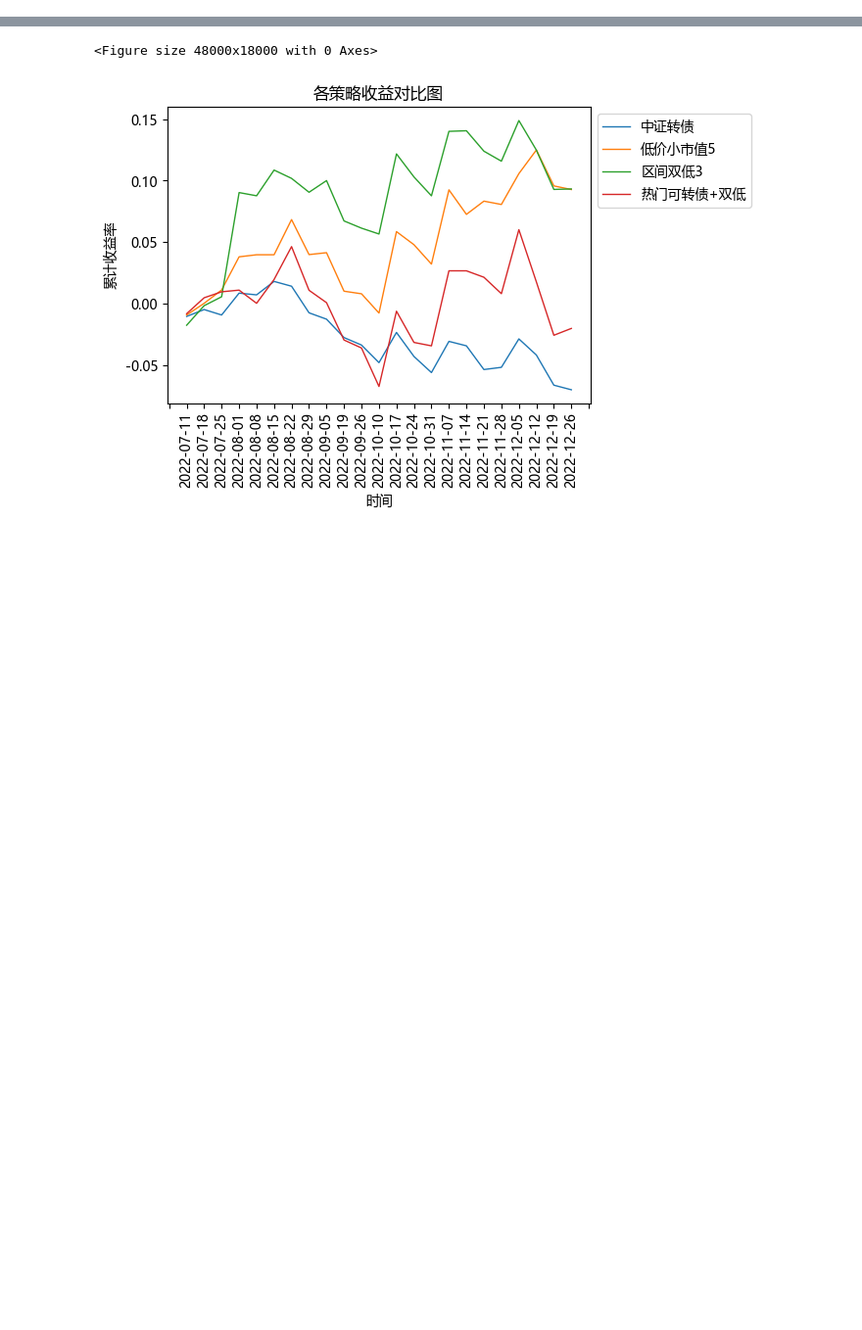
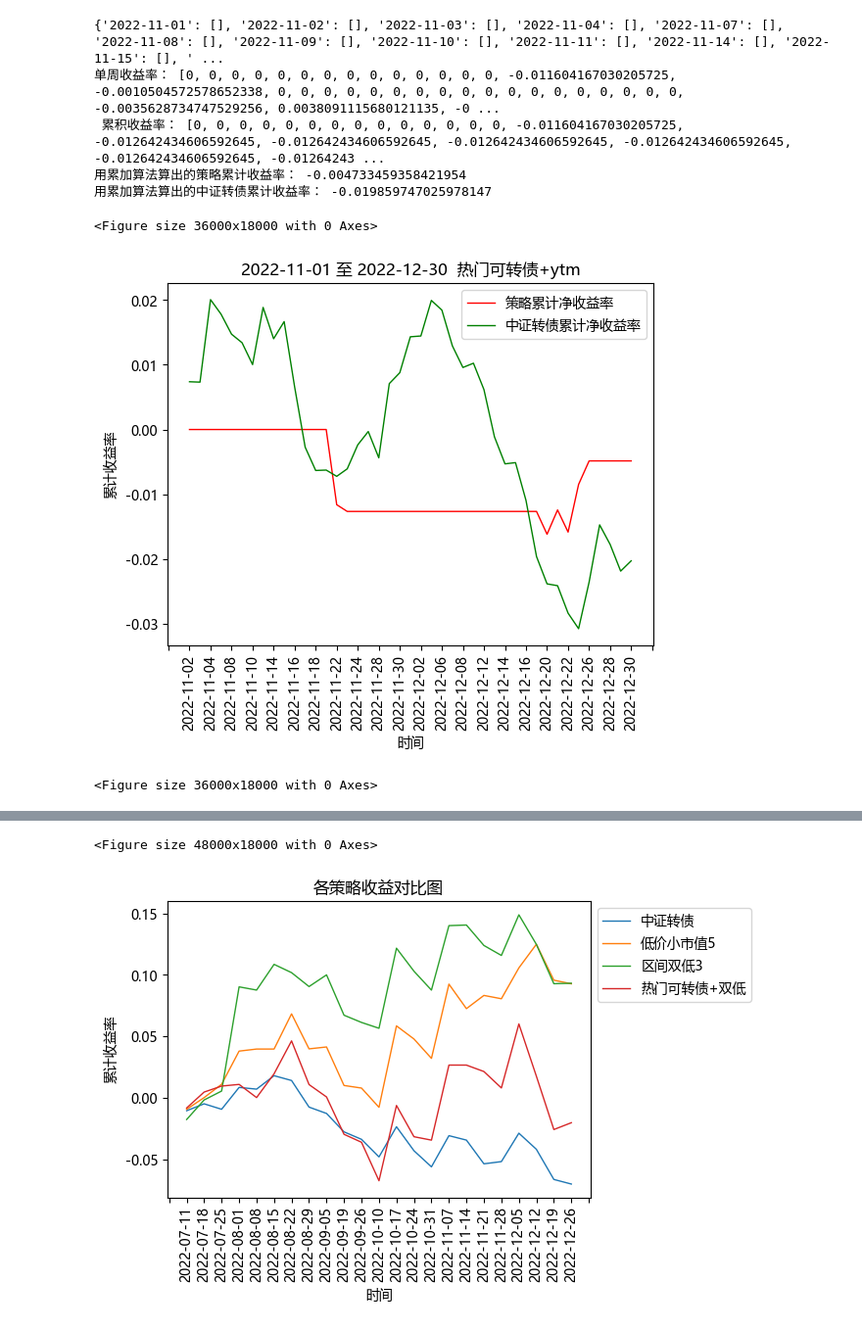
Before and after one commit to Big-ZhangCG/DB_FROM_20230811, a Jupyter notebook: mywork_ByZCG/backtest.ipynb, the cells around one changed output, grey strips where cells are left out. Shown at 98% size. Cells and saved outputs as stored; diff of their text form; code cells hidden in the pictures; blank space fills up the shorter version.

```diff
--- a/mywork_ByZCG/backtest.ipynb
+++ b/mywork_ByZCG/backtest.ipynb
@@ -345,3 +345,54 @@ def get_my_position(name, start_day, end_day, which_day, D_DF):
     my_position = {date : list(my_position_df.loc[my_position_df['日期'] == date,'可转债代码']) for date in  trade_dates_list}
 
     return my_position, trade_dates_list
+# %%
+# 2023-08-21 临时需求
+# 这里是按日买卖，所以计算的各项指标的函数不能用了
+
+def get_my_position_temp(name, start_day, end_day, which_day, D_DF):
+    """这个函数的功能是从持仓表中获得标准化的持仓字典，将数据进一步标准化"""
+    my_position_df = pd.read_excel('pre_data_for_backtest\\'+ name)
+
+    # trade_dates_list 设置调仓日期固定为每周几
+    trade_dates_list = list(D_DF.loc[(D_DF['date'] >= start_day)&(D_DF['date'] <= end_day), 'date'])
+
+    my_position = {date : list(my_position_df.loc[my_position_df['日期'] == date,'可转债代码']) for date in  trade_dates_list}
+
+    return my_position, trade_dates_list
+
+
+# 回测单个策略（这样速度更快）
+names_and_which_day = [('热门可转债+ytm（全量数据DTBS，用于回测）.xlsx','mon')]
+test_day_list = [('2022-11-01','2022-12-31')]
+
+for start_day,end_day in test_day_list:
+    for name,which_day in names_and_which_day:
+        """两层循环是为了实现一次性回测多个策略与多个周期"""
+
+        # 获得标准化持仓字典
+        my_position,trade_dates_list = get_my_position_temp(name, start_day, end_day, which_day, D_DF)
+        print(my_position,trade_dates_list)
+
+        # -------------------------------------------------------------------------------------------------------------------------------------------
+        # 直接调用已经定义好的3个函数，传入理论的持仓字典my_position（Key是日期，Value是转债代码的列表）、trade_dates_list（交易日期的列表）
+        # -------------------------------------------------------------------------------------------------------------------------------------------
+
+        # 获得收益率曲线列表
+        profit = get_period_profit(trade_dates_list, my_position, A_DF)
+
+        # 调用画图函数，更改tick_spacing的值可以调整打印密度
+        weekly_return, cumulative_return, zi_weekly_return, zi_cumulative_return = display(profit, trade_dates_list, C_DF , photo_title = name[ : name.index('（')], tick_spacing = 2)
+
+        # 计算各类指标
+        # calculate_indicators(trade_dates_list, weekly_return, cumulative_return, zi_weekly_return, zi_cumulative_return)
+
+# 2023-08-21 临时需求
+# %% [output]
+{'2022-11-01': [], '2022-11-02': [], '2022-11-03': [], '2022-11-04': [], '2022-11-07': [], '2022-11-08': [], '2022-11-09': [], '2022-11-10': [], '2022-11-11': [], '2022-11-14': [], '2022-11-15': [], ' ...
+单周收益率： [0, 0, 0, 0, 0, 0, 0, 0, 0, 0, 0, 0, 0, 0, -0.011604167030205725, -0.0010504572578652338, 0, 0, 0, 0, 0, 0, 0, 0, 0, 0, 0, 0, 0, 0, 0, 0, 0, 0, -0.0035628734747529256, 0.0038091115680121135, -0 ...
+ 累积收益率： [0, 0, 0, 0, 0, 0, 0, 0, 0, 0, 0, 0, 0, 0, -0.011604167030205725, -0.012642434606592645, -0.012642434606592645, -0.012642434606592645, -0.012642434606592645, -0.012642434606592645, -0.01264243 ...
+用累加算法算出的策略累计收益率： -0.004733459358421954
+用累加算法算出的中证转债累计收益率： -0.019859747025978147
+<Figure size 36000x18000 with 0 Axes>
+[figure, added]
+<Figure size 36000x18000 with 0 Axes>
```
Also changed, not shown: parts of 2 cells of this notebook, 11 other files.
